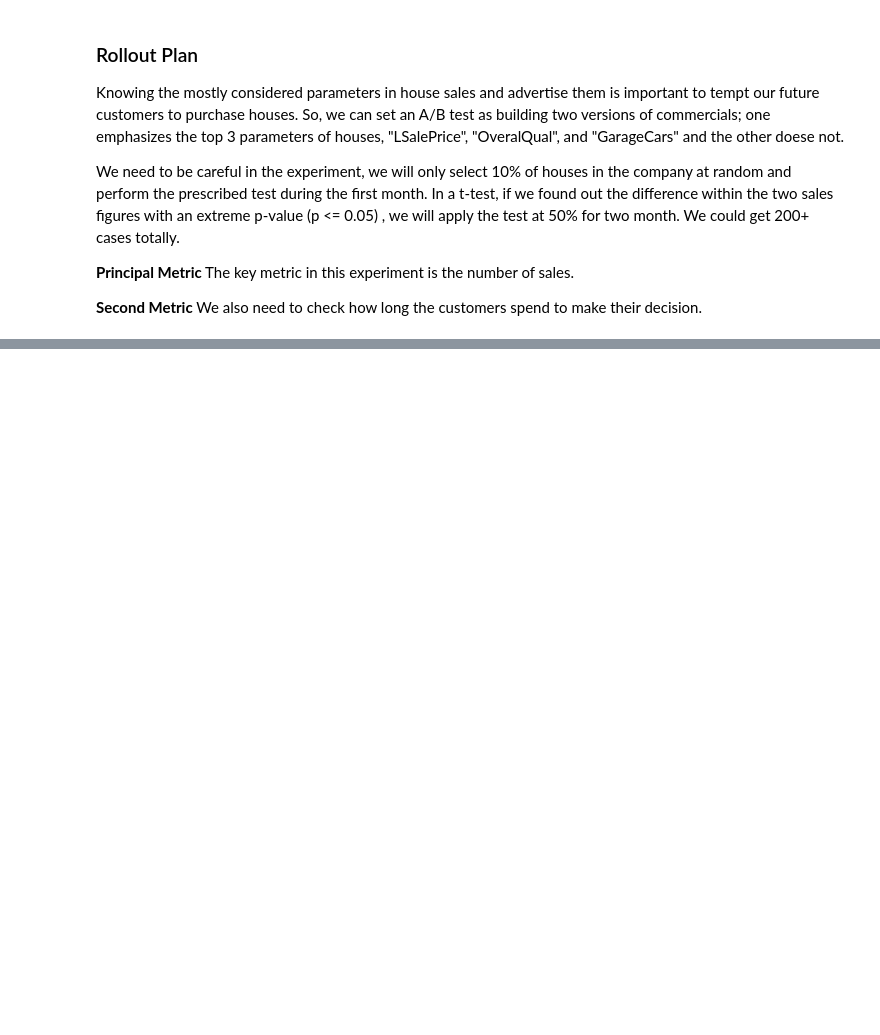
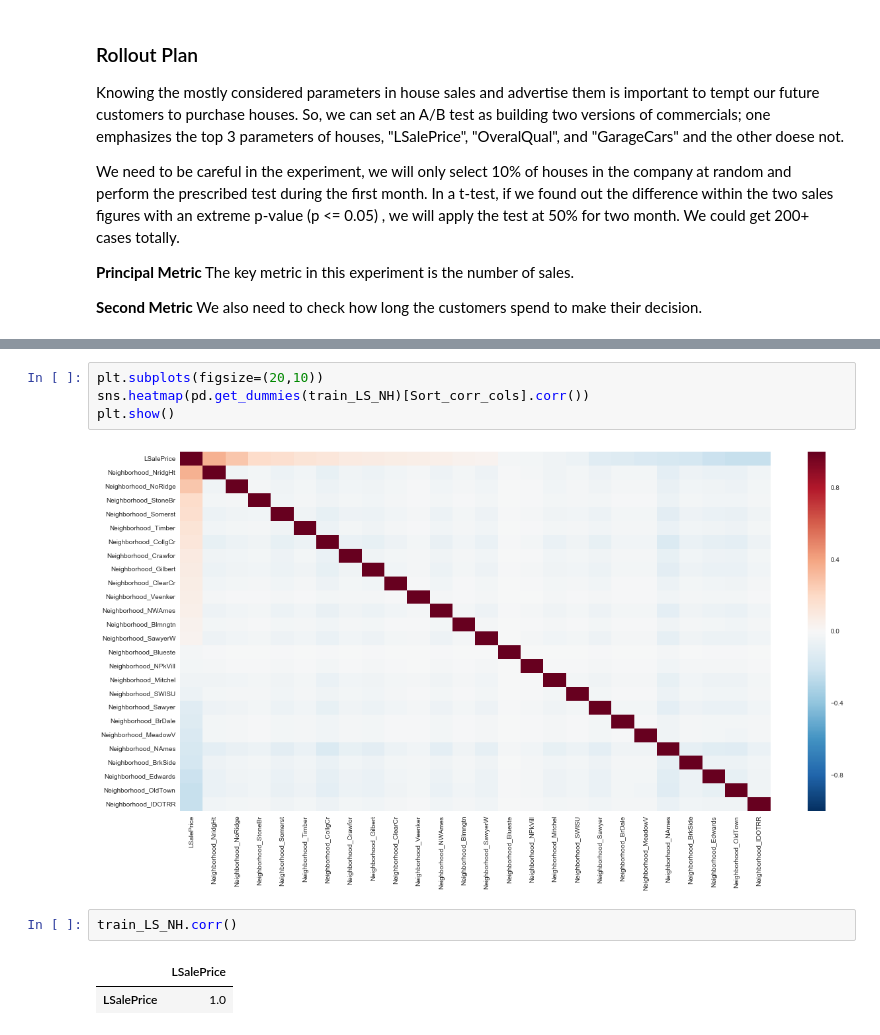
Before and after one commit to LegendaryKim/Thinkful_DSBootCamp, a Jupyter notebook: Unit1_Capstone_Narrative_analytics_and_experimentation.ipynb, the cells around one changed output, grey strips where cells are left out. Saved outputs shown, nothing was run; the diff lists cells and outputs as text; blank space fills up the shorter version.

```diff
--- a/Unit1_Capstone_Narrative_analytics_and_experimentation.ipynb
+++ b/Unit1_Capstone_Narrative_analytics_and_experimentation.ipynb
@@ -102,0 +126,11 @@ The key metric in this experiment is the number of sales.
+# %%
+plt.subplots(figsize=(20,10))
+sns.heatmap(pd.get_dummies(train_LS_NH)[Sort_corr_cols].corr())
+plt.show()
+# %% [output]
+[figure, added]
+# %%
+train_LS_NH.corr()
+# %% [output]
+|  | LSalePrice |
+| LSalePrice | 1.0 |
```
Also changed, not shown: parts of 6 cells of this notebook.
